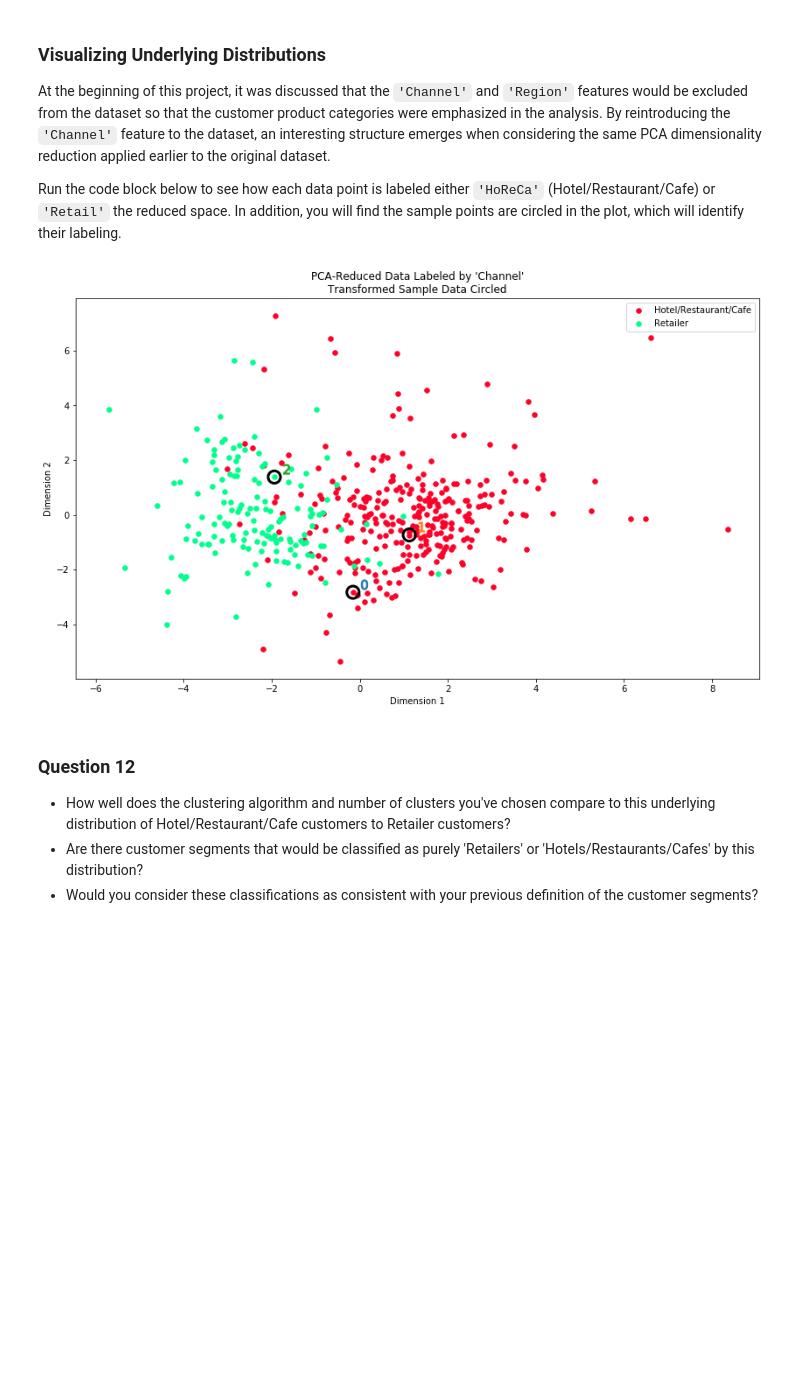
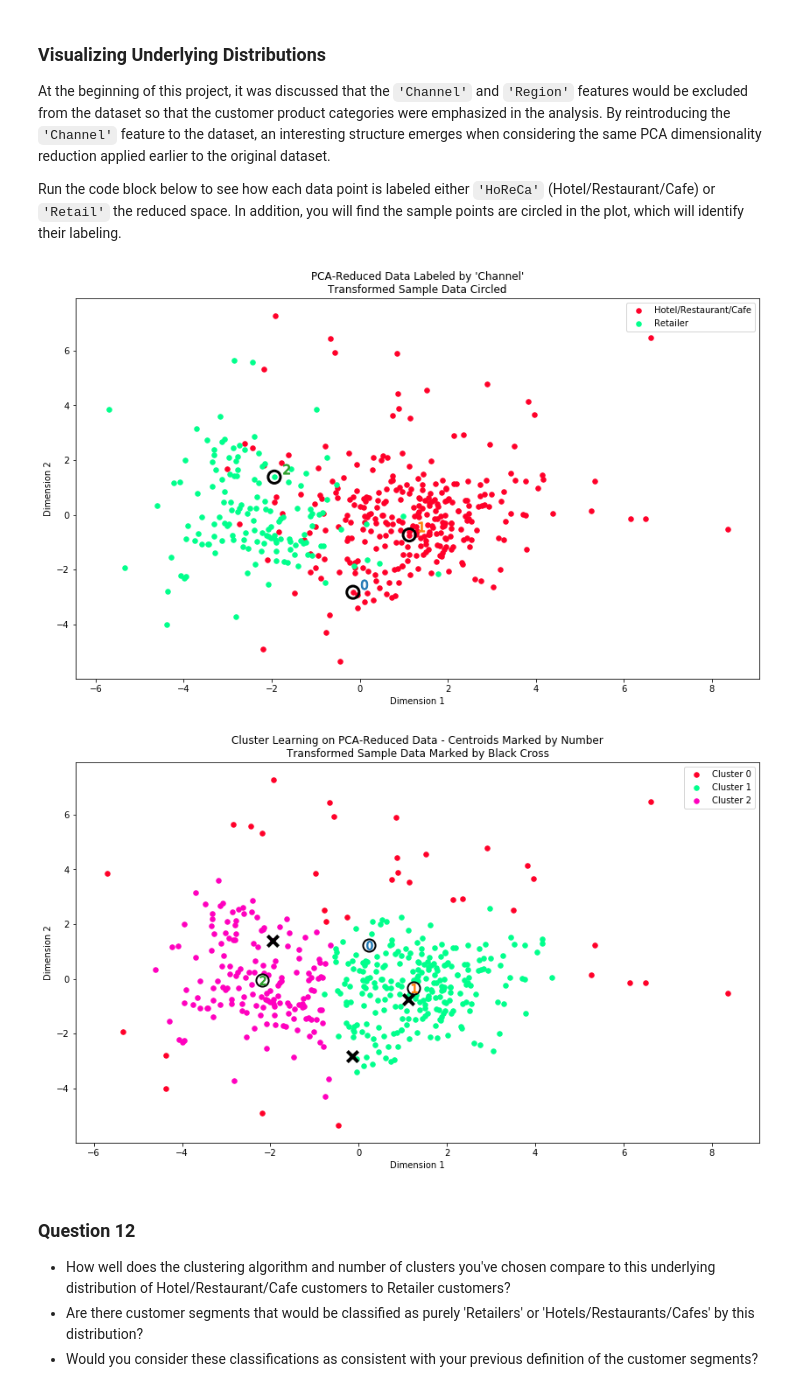
Before and after one commit to SeaPeaMurray/MLND, a Jupyter notebook: customer_segments/customer_segments.ipynb, the cells around one changed output. Cells and saved outputs as stored; diff of their text form; code cells hidden in the pictures; blank space fills up the shorter version.

```diff
--- a/customer_segments/customer_segments.ipynb
+++ b/customer_segments/customer_segments.ipynb
@@ -587,8 +607,10 @@ Run the code block below to see how each data point is labeled either `'HoReCa'`
 # %%
 # Display the clustering results based on 'Channel' data
 vs.channel_results(reduced_data, outliers, pca_samples)
+vs.cluster_results(reduced_data, preds, centers, pca_samples)
 # %% [output]
 [figure]
+[figure, added]
 # %% [markdown]
 ### Question 12
 
```
Also changed, not shown: parts of 16 cells of this notebook, 5 other files.
